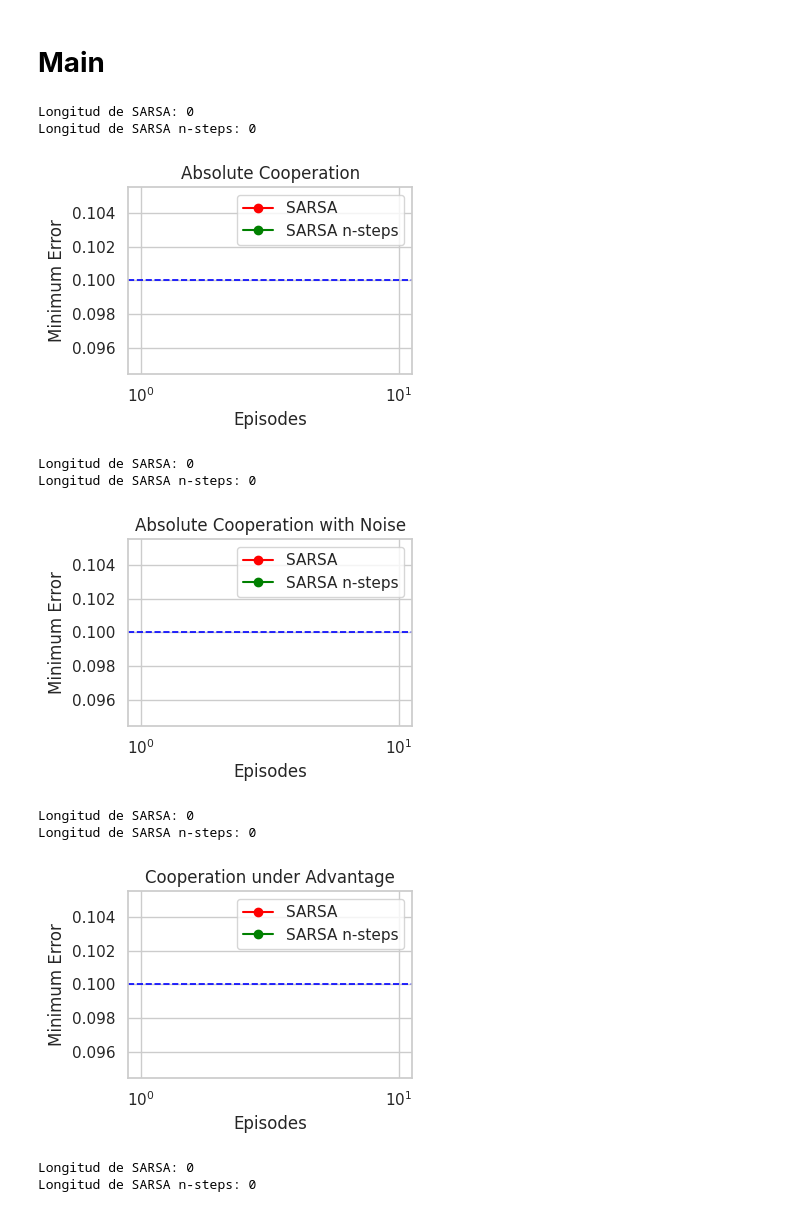
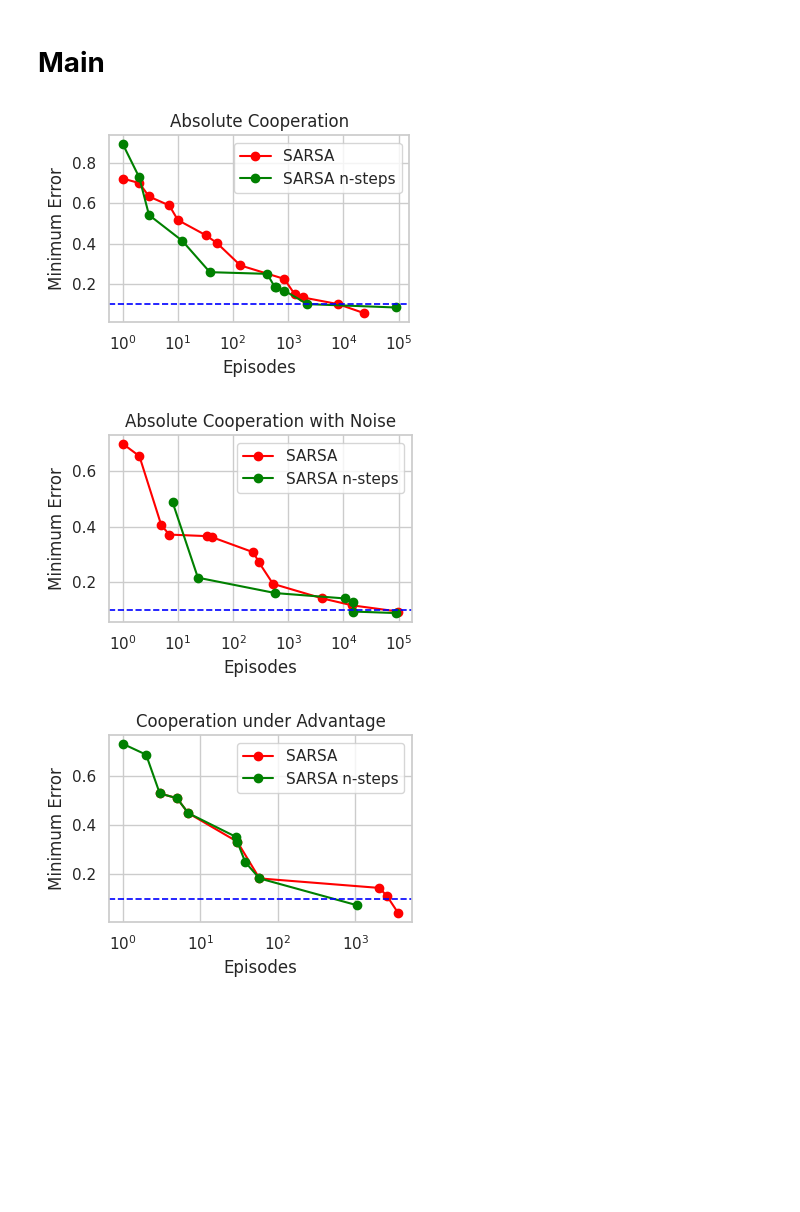
Before and after one commit to DarkSpartan345/Reinforcement-Learning-Enhanced-Design-Space-Exploration-for-Digital-Multipliers, a Jupyter notebook: Data Analysis/Análisis de datos/AnálisisDatosLogsCooperación.ipynb, the cells around one changed output. Cells and saved outputs as stored; diff of their text form; code cells hidden in the pictures; blank space fills up the shorter version.

Commit message:
Data analysis corrections

```diff
--- a/Data Analysis/Análisis de datos/AnálisisDatosLogsCooperación.ipynb
+++ b/Data Analysis/Análisis de datos/AnálisisDatosLogsCooperación.ipynb
@@ -68,10 +64,16 @@ class LogAnalyzer:
         # ▫️ Diccionario con vistas listas para Plotter
         self.summary = self._generate_named_views()
 
+
     def _gather_log_files(self) -> list[str]:
+        base_path = Path.cwd()  # en notebook, es el directorio actual
+        data_path = base_path
+
         files = []
         for base in self.folders:
-            pattern = os.path.join(base, "**", "log_*.txt")
+            folder = data_path / base
+            #print(folder)  # imprime la ruta
+            pattern = str(folder / "**" / "log_*.txt")
             files.extend(glob.glob(pattern, recursive=True))
         return files
 
@@ -119,7 +121,7 @@ class LogAnalyzer:
                 "update_count": grp["episode"].count(),
                 "min_error": grp["error_mean"].min(),
                 "episode_of_min_error": grp.apply(
-                    lambda g: int(g.loc[g["error_mean"].idxmin(), "episode"]),include_groups=False
+                    lambda g: int(g.loc[g["error_mean"].idxmin(), "episode"].item()),include_groups=False
                 )
             }).reset_index()
         else:
@@ -286,30 +289,29 @@ class Plotter:
 if __name__ == "__main__":
     # Define las carpetas donde buscar CSVs
     carpetas = [ #Insertar la ruta donde se encuentra el github
-        "/home/sebastian/Documents/GitHub/Reinforcement-Learning-Enhanced-Design-Space-Exploration-for-Digital-Multipliers/",
-        "/home/sebastian/Documents/GitHub/Reinforcement-Learning-Enhanced-Design-Space-Exploration-for-Digital-Multipliers/Data"
+        "/home/sebastian/Documents/GitHub/Reinforcement-Learning-Enhanced-Design-Space-Exploration-for-Digital-Multipliers/"
     ]
 
     # Rutas de los logs
     log_folders_nada = [
-        "Data Analysis/Análisis de datos/Logs Iniciales/Workers Dependientes SIN ruido SIN ventaja/SARSA",
-        "Data Analysis/Análisis de datos/Logs Iniciales/Workers Dependientes SIN ruido SIN ventaja/SARSA n-steps"
+        "Logs Iniciales/Workers Dependientes SIN ruido SIN ventaja/SARSA",
+        "Logs Iniciales/Workers Dependientes SIN ruido SIN ventaja/SARSA n-steps"
     ]
 
     log_folders_ruido = [
-        "Data Analysis/Análisis de datos/Logs Iniciales/Workers Dependientes CON ruido SIN ventaja/SARSA",
-        "Data Analysis/Análisis de datos/Logs Iniciales/Workers Dependientes CON ruido SIN ventaja/SARSA n-steps"
+        "Logs Iniciales/Workers Dependientes CON ruido SIN ventaja/SARSA",
+        "Logs Iniciales/Workers Dependientes CON ruido SIN ventaja/SARSA n-steps"
     ]
 
     log_folders_ventaja = [
-        "Data Analysis/Análisis de datos/Logs Iniciales/Workers Dependientes SIN ruido CON ventaja/SARSA",
-        "Data Analysis/Análisis de datos/Logs Iniciales/Workers Dependientes SIN ruido CON ventaja/SARSA n-steps"
+        "Logs Iniciales/Workers Dependientes SIN ruido CON ventaja/SARSA",
+        "Logs Iniciales/Workers Dependientes SIN ruido CON ventaja/SARSA n-steps"
     ]
 
 
     log_folders_ventaja_ruido = [
-        "Data Analysis/Análisis de datos/Logs Iniciales/Workers Dependientes CON ruido CON ventaja/SARSA",
-        "Data Analysis/Análisis de datos/Logs Iniciales/Workers Dependientes CON ruido CON ventaja/SARSA n-steps"
+        "Logs Iniciales/Workers Dependientes CON ruido CON ventaja/SARSA",
+        "Logs Iniciales/Workers Dependientes CON ruido CON ventaja/SARSA n-steps"
     ]
 
     def GraficarLogs (log_folders, carpetas,name,titulo):
@@ -325,8 +327,9 @@ if __name__ == "__main__":
       for i, ruta in enumerate(log_folders):
           # Obtener un nombre corto para etiquetas (último segmento de la ruta)
           nombre = os.path.basename(ruta)
-
+          #print(f"nombre:{nombre}")
           log_analyzer = LogAnalyzer([ruta], nombre)
+          #print(log_analyzer.log_files)
           plotter.raw[f"Logs_{nombre}"] = log_analyzer.raw_df
 
           # 1. Cargamos el DataFrame
@@ -337,41 +340,33 @@ if __name__ == "__main__":
 
           # 3. Asignamos el resultado de vuelta
           log_analyzer.summary[f'Logs_{nombre}_Summary'] = df
 
           plotter.grp.update(log_analyzer.summary)
           plotter.summary.update(log_analyzer.summary)
 
         # Añadir traza a la lista para comparativa
           trazas_ep_vs_err.append({
               "tipo": f"Logs_{nombre}_Summary",
               "x": "episode",
               "y": "error_mean",
               "color": color_map[i % len(color_map)],
               "label": nombre
           })
       df=plotter.plot_lines(
         traces=trazas_ep_vs_err,
         title=titulo,
         xlabel="Episodes",
         ylabel="Minimum Error",
         log = True,
         name=name
       )
       return df
 
     Absolute_Cooperation=GraficarLogs(log_folders_nada, carpetas,name="graf_nada",titulo="Absolute Cooperation")
     Absolute_Cooperation_with_Noise=GraficarLogs(log_folders_ruido, carpetas,name="graf_ruido",titulo="Absolute Cooperation with Noise")
     Cooperation_under_Advantage=GraficarLogs(log_folders_ventaja, carpetas,name="graf_ventaja",titulo="Cooperation under Advantage")
     Cooperation_under_Advantage_with_Noise=GraficarLogs(log_folders_ventaja_ruido, carpetas,name="graf_ventaja_ruido",titulo="Cooperation under Advantage with Noise")
 # %% [output]
-Longitud de SARSA: 0
-Longitud de SARSA n-steps: 0
-[figure, old version]
+[figure, new version]
-Longitud de SARSA: 0
-Longitud de SARSA n-steps: 0
-[figure, old version]
+[figure, new version]
-Longitud de SARSA: 0
-Longitud de SARSA n-steps: 0
-[figure, old version]
+[figure, new version]
-Longitud de SARSA: 0
-Longitud de SARSA n-steps: 0
```
Also changed, not shown: parts of 7 cells of this notebook, 10 other files.
